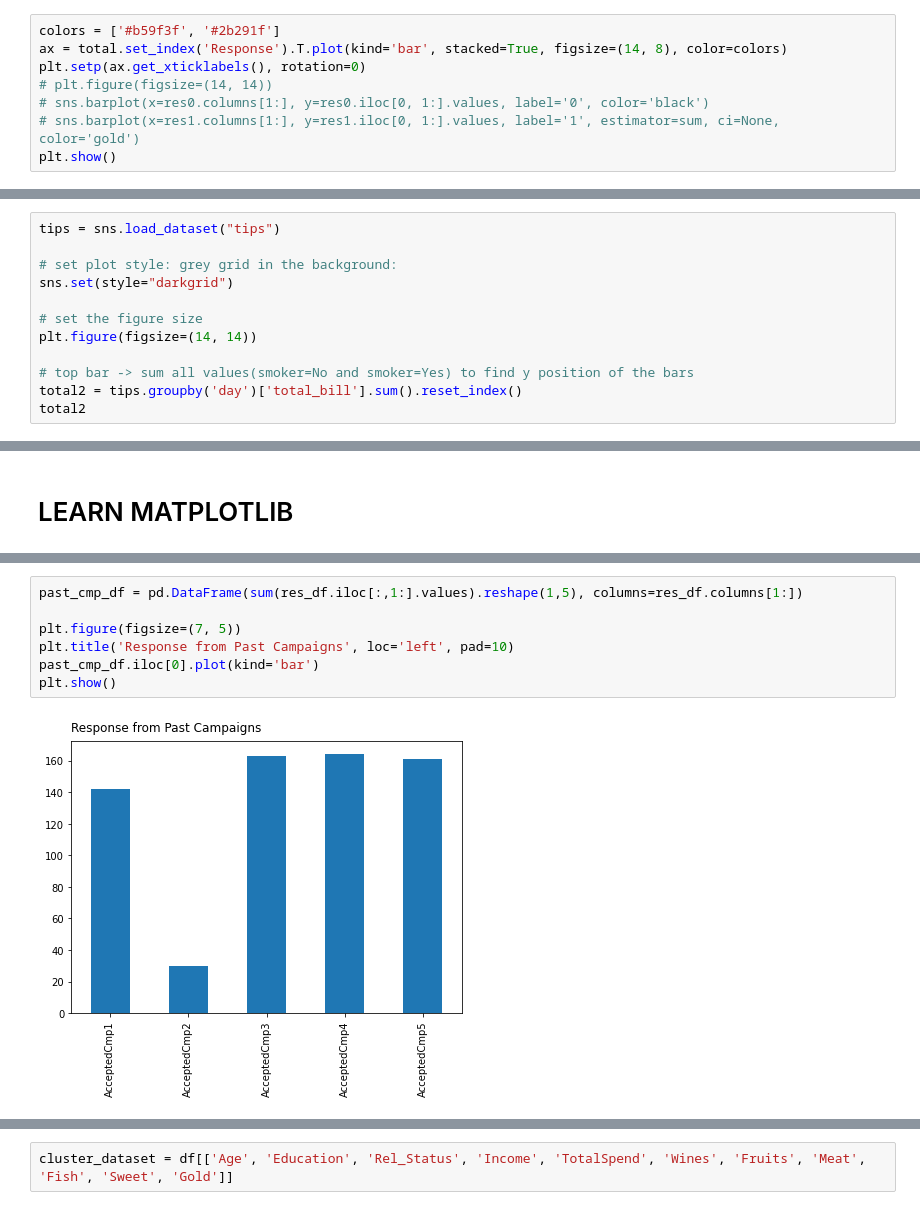
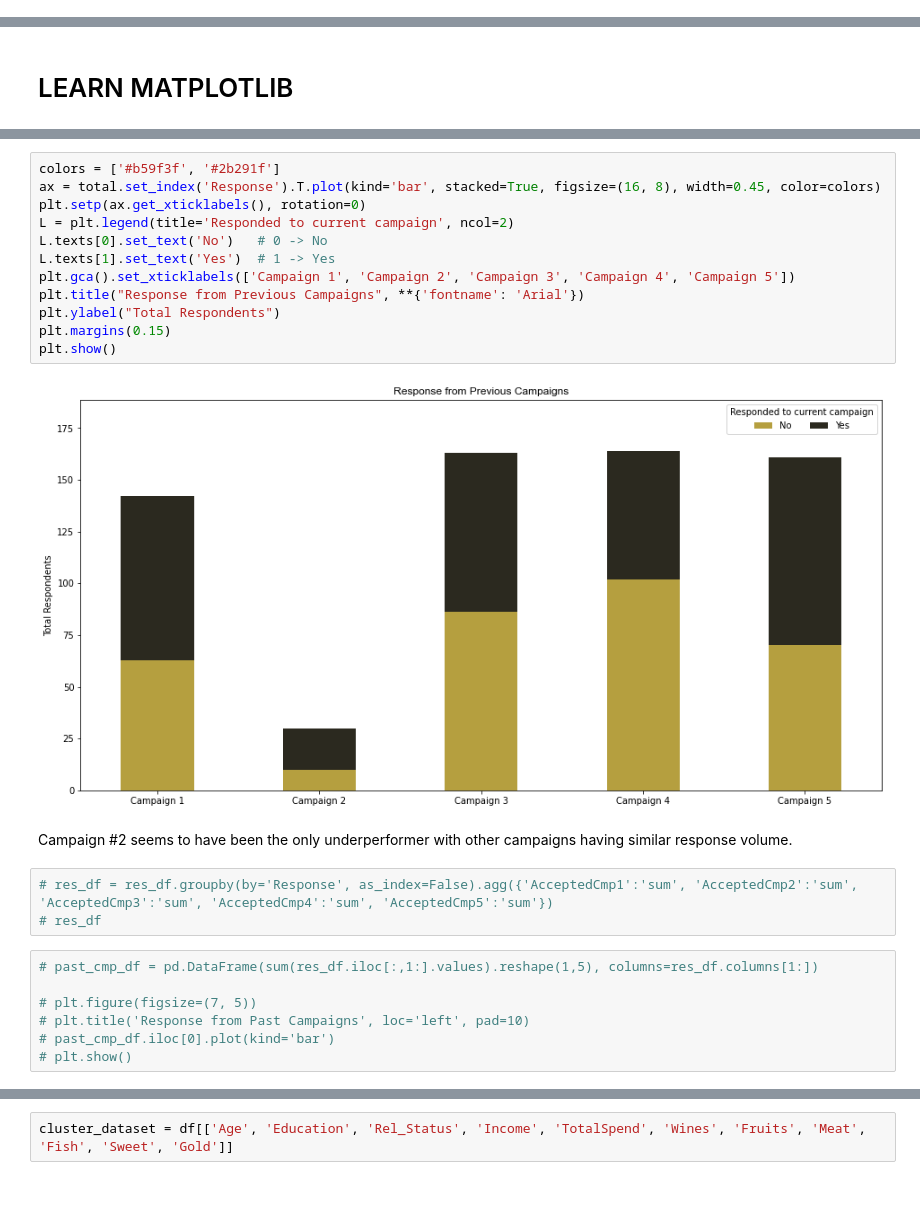
Before and after one commit to saranshkr/customer-profile-analysis, a Jupyter notebook: marketing-campaign-eda.ipynb, the cells around one changed output, grey strips where cells are left out. Saved outputs shown, nothing was run; the diff lists cells and outputs as text.

Commit message:
Analyze previous campaigns and complaints

```diff
--- a/marketing-campaign-eda.ipynb
+++ b/marketing-campaign-eda.ipynb
@@ -449,8 +438,0 @@ res1 = total[total.Response==1]
-# %%
-colors = ['#b59f3f', '#2b291f']
-ax = total.set_index('Response').T.plot(kind='bar', stacked=True, figsize=(14, 8), color=colors)
-plt.setp(ax.get_xticklabels(), rotation=0)
-# plt.figure(figsize=(14, 14))
-# sns.barplot(x=res0.columns[1:], y=res0.iloc[0, 1:].values, label='0', color='black')
-# sns.barplot(x=res1.columns[1:], y=res1.iloc[0, 1:].values, label='1', estimator=sum, ci=None, color='gold')
-plt.show()
@@ -459,12 +438,0 @@ plt.show()
-# %%
-tips = sns.load_dataset("tips")
-
-# set plot style: grey grid in the background:
-sns.set(style="darkgrid")
-
-# set the figure size
-plt.figure(figsize=(14, 14))
-
-# top bar -> sum all values(smoker=No and smoker=Yes) to find y position of the bars
-total2 = tips.groupby('day')['total_bill'].sum().reset_index()
-total2
@@ -489,9 +448,26 @@ res_df
+# %%
+colors = ['#b59f3f', '#2b291f']
+ax = total.set_index('Response').T.plot(kind='bar', stacked=True, figsize=(16, 8), width=0.45, color=colors)
+plt.setp(ax.get_xticklabels(), rotation=0)
+L = plt.legend(title='Responded to current campaign', ncol=2)
+L.texts[0].set_text('No')   # 0 -> No
+L.texts[1].set_text('Yes')  # 1 -> Yes
+plt.gca().set_xticklabels(['Campaign 1', 'Campaign 2', 'Campaign 3', 'Campaign 4', 'Campaign 5'])
+plt.title("Response from Previous Campaigns", **{'fontname': 'Arial'})
+plt.ylabel("Total Respondents")
+plt.margins(0.15)
+plt.show()
+# %% [output]
+[figure, added]
+# %% [markdown]
+Campaign #2 seems to have been the only underperformer with other campaigns having similar response volume.
+# %%
+# res_df = res_df.groupby(by='Response', as_index=False).agg({'AcceptedCmp1':'sum', 'AcceptedCmp2':'sum', 'AcceptedCmp3':'sum', 'AcceptedCmp4':'sum', 'AcceptedCmp5':'sum'})
+# res_df
 # %%
-past_cmp_df = pd.DataFrame(sum(res_df.iloc[:,1:].values).reshape(1,5), columns=res_df.columns[1:])
+# past_cmp_df = pd.DataFrame(sum(res_df.iloc[:,1:].values).reshape(1,5), columns=res_df.columns[1:])
 
-plt.figure(figsize=(7, 5))
-plt.title('Response from Past Campaigns', loc='left', pad=10)
-past_cmp_df.iloc[0].plot(kind='bar')
-plt.show()
+# plt.figure(figsize=(7, 5))
+# plt.title('Response from Past Campaigns', loc='left', pad=10)
+# past_cmp_df.iloc[0].plot(kind='bar')
+# plt.show()
-# %% [output]
-[figure, removed]
```
Also changed, not shown: parts of 19 cells of this notebook.
